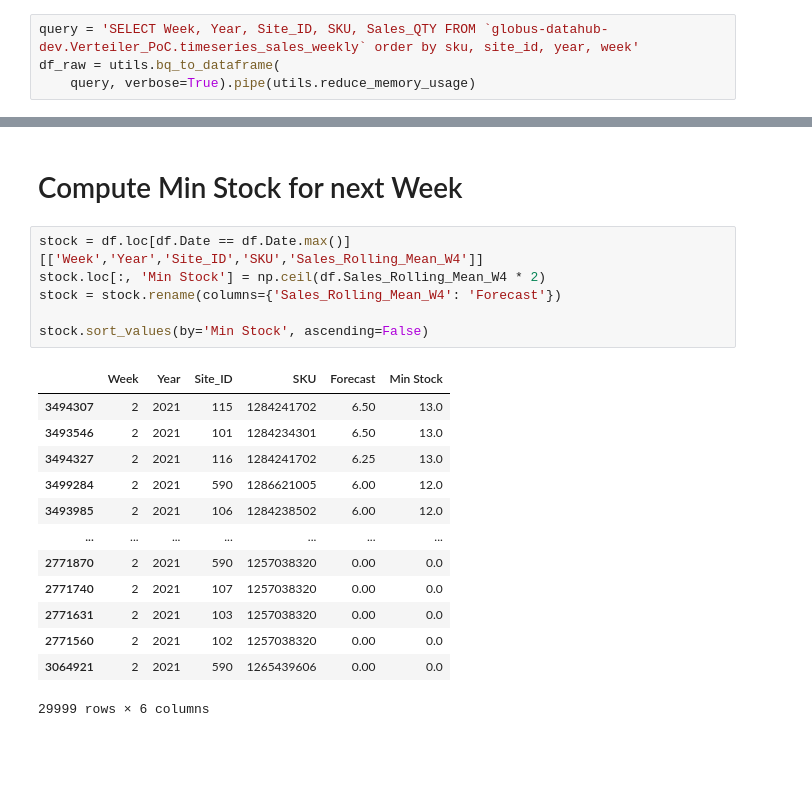
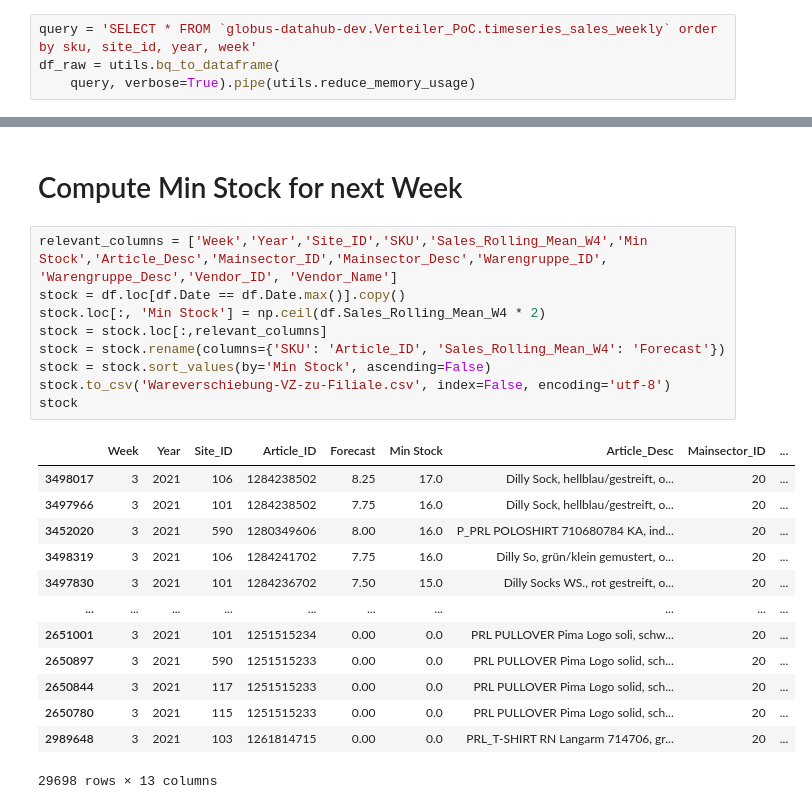
Before and after one commit to dominicdoerig/verteiler, a Jupyter notebook: Forecasting - Benchmark/Mean.ipynb, the cells around one changed output, grey strips where cells are left out. Cells and saved outputs as stored; diff of their text form; blank space fills up the shorter version.

```diff
--- a/Forecasting - Benchmark/Mean.ipynb
+++ b/Forecasting - Benchmark/Mean.ipynb
@@ -16,5 +14,5 @@ import math
 # %%
-query = 'SELECT Week, Year, Site_ID, SKU, Sales_QTY FROM `globus-datahub-dev.Verteiler_PoC.timeseries_sales_weekly` order by sku, site_id, year, week'
+query = 'SELECT * FROM `globus-datahub-dev.Verteiler_PoC.timeseries_sales_weekly` order by sku, site_id, year, week'
 df_raw = utils.bq_to_dataframe(
     query, verbose=True).pipe(utils.reduce_memory_usage)
 # %% [output]
@@ -94,22 +92,25 @@ Crossvalidated RMSE:  0.483704
 # %% [markdown]
 # Compute Min Stock for next Week
 # %%
-stock = df.loc[df.Date == df.Date.max()][['Week','Year','Site_ID','SKU','Sales_Rolling_Mean_W4']]
+relevant_columns = ['Week','Year','Site_ID','SKU','Sales_Rolling_Mean_W4','Min Stock','Article_Desc','Mainsector_ID','Mainsector_Desc','Warengruppe_ID', 'Warengruppe_Desc','Vendor_ID', 'Vendor_Name']
+stock = df.loc[df.Date == df.Date.max()].copy()
 stock.loc[:, 'Min Stock'] = np.ceil(df.Sales_Rolling_Mean_W4 * 2)
-stock = stock.rename(columns={'Sales_Rolling_Mean_W4': 'Forecast'})
-
-stock.sort_values(by='Min Stock', ascending=False)
+stock = stock.loc[:,relevant_columns]
+stock = stock.rename(columns={'SKU': 'Article_ID', 'Sales_Rolling_Mean_W4': 'Forecast'})
+stock = stock.sort_values(by='Min Stock', ascending=False)
+stock.to_csv('Wareverschiebung-VZ-zu-Filiale.csv', index=False, encoding='utf-8')
+stock
 # %% [output]
-|  | Week | Year | Site_ID | SKU | Forecast | Min Stock |
-| 3494307 | 2 | 2021 | 115 | 1284241702 | 6.50 | 13.0 |
-| 3493546 | 2 | 2021 | 101 | 1284234301 | 6.50 | 13.0 |
-| 3494327 | 2 | 2021 | 116 | 1284241702 | 6.25 | 13.0 |
-| 3499284 | 2 | 2021 | 590 | 1286621005 | 6.00 | 12.0 |
-| 3493985 | 2 | 2021 | 106 | 1284238502 | 6.00 | 12.0 |
-| ... | ... | ... | ... | ... | ... | ... |
-| 2771870 | 2 | 2021 | 590 | 1257038320 | 0.00 | 0.0 |
-| 2771740 | 2 | 2021 | 107 | 1257038320 | 0.00 | 0.0 |
-| 2771631 | 2 | 2021 | 103 | 1257038320 | 0.00 | 0.0 |
-| 2771560 | 2 | 2021 | 102 | 1257038320 | 0.00 | 0.0 |
-| 3064921 | 2 | 2021 | 590 | 1265439606 | 0.00 | 0.0 |
+|  | Week | Year | Site_ID | Article_ID | Forecast | Min Stock | Article_Desc | Mainsector_ID | ... |
+| 3498017 | 3 | 2021 | 106 | 1284238502 | 8.25 | 17.0 | Dilly Sock, hellblau/gestreift, o... | 20 | ... |
+| 3497966 | 3 | 2021 | 101 | 1284238502 | 7.75 | 16.0 | Dilly Sock, hellblau/gestreift, o... | 20 | ... |
+| 3452020 | 3 | 2021 | 590 | 1280349606 | 8.00 | 16.0 | P_PRL POLOSHIRT 710680784 KA, ind... | 20 | ... |
+| 3498319 | 3 | 2021 | 106 | 1284241702 | 7.75 | 16.0 | Dilly So, grün/klein gemustert, o... | 20 | ... |
+| 3497830 | 3 | 2021 | 101 | 1284236702 | 7.50 | 15.0 | Dilly Socks WS., rot gestreift, o... | 20 | ... |
+| ... | ... | ... | ... | ... | ... | ... | ... | ... | ... |
+| 2651001 | 3 | 2021 | 101 | 1251515234 | 0.00 | 0.0 | PRL PULLOVER Pima Logo soli, schw... | 20 | ... |
+| 2650897 | 3 | 2021 | 590 | 1251515233 | 0.00 | 0.0 | PRL PULLOVER Pima Logo solid, sch... | 20 | ... |
+| 2650844 | 3 | 2021 | 117 | 1251515233 | 0.00 | 0.0 | PRL PULLOVER Pima Logo solid, sch... | 20 | ... |
+| 2650780 | 3 | 2021 | 115 | 1251515233 | 0.00 | 0.0 | PRL PULLOVER Pima Logo solid, sch... | 20 | ... |
+| 2989648 | 3 | 2021 | 103 | 1261814715 | 0.00 | 0.0 | PRL_T-SHIRT RN Langarm 714706, gr... | 20 | ... |
-29999 rows × 6 columns
+29698 rows × 13 columns
```
Also changed, not shown: parts of 5 cells of this notebook.
